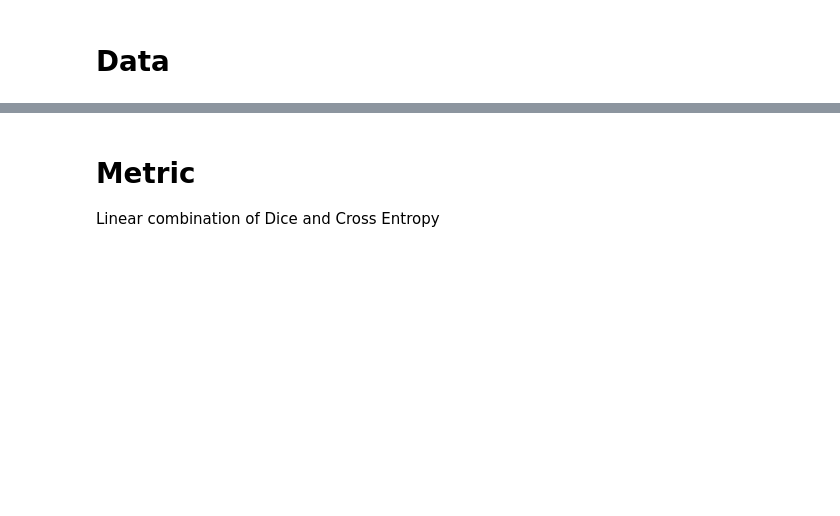
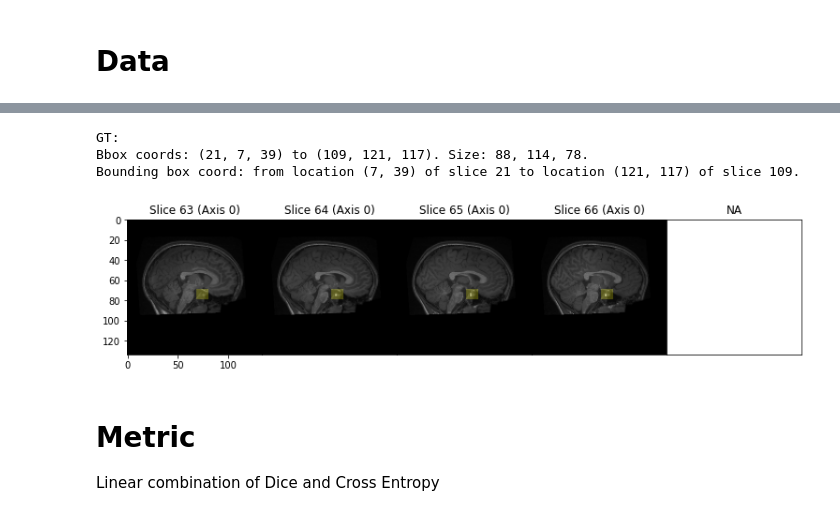
Before and after one commit to RGologorsky/DeepPit, a Jupyter notebook: 08b_nyu_multi_gpu_simple.ipynb, the cells around one changed output, grey strips where cells are left out. Cells and saved outputs as stored; diff of their text form; code cells hidden in the pictures; blank space fills up the shorter version.

```diff
--- a/08b_nyu_multi_gpu_simple.ipynb
+++ b/08b_nyu_multi_gpu_simple.ipynb
@@ -257,3 +280,10 @@ Elapsed time: 0.21906757354736328 s for 268 items
+# %%
+viz_bbox(img_out2.squeeze(), seg_out2.squeeze())
+# %% [output]
+GT:
+Bbox coords: (21, 7, 39) to (109, 121, 117). Size: 88, 114, 78.
+Bounding box coord: from location (7, 39) of slice 21 to location (121, 117) of slice 109.
+[figure, added]
 # %% [markdown]
 # Metric
 
```
Also changed, not shown: parts of 45 cells of this notebook, 14 other files.
